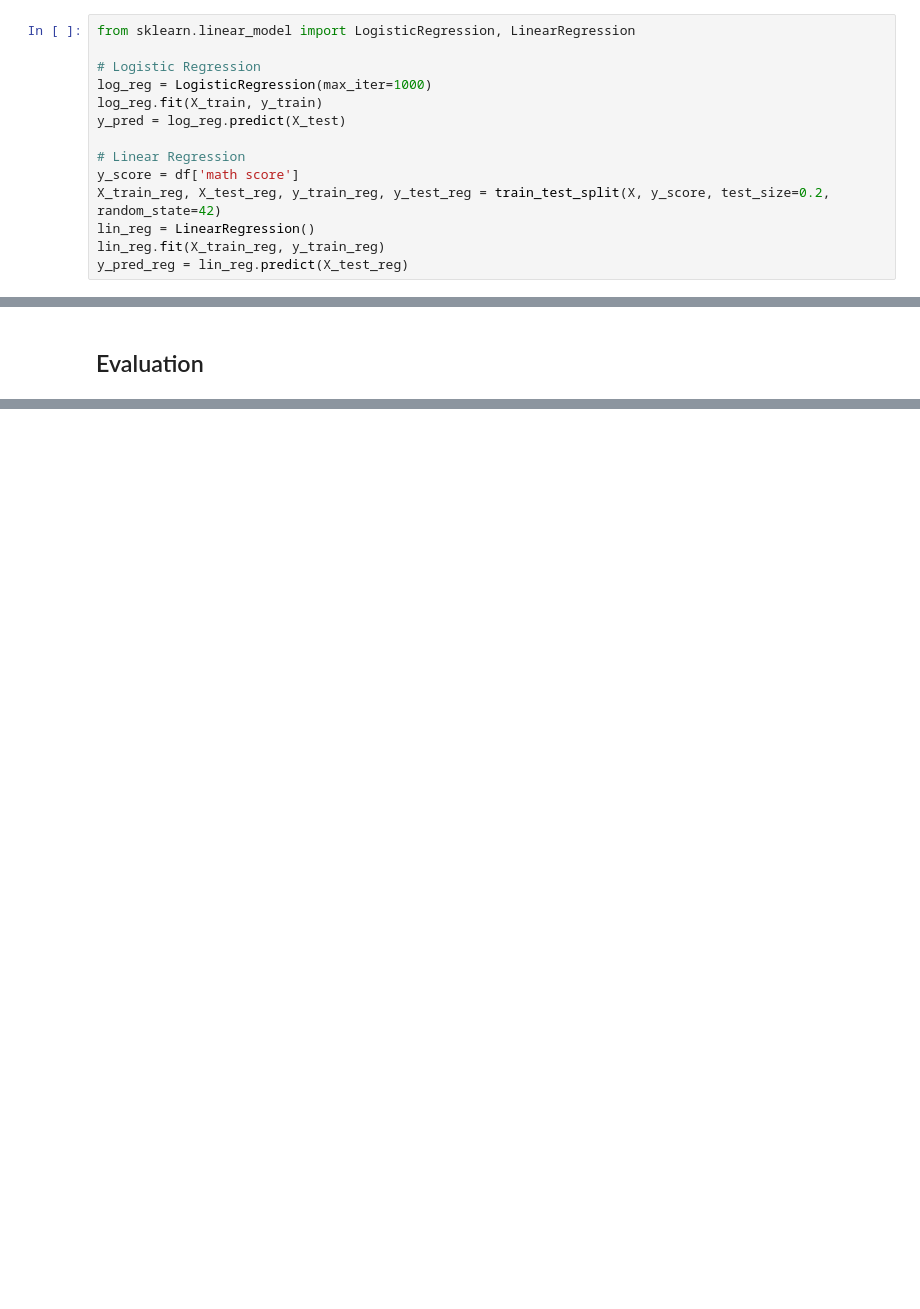
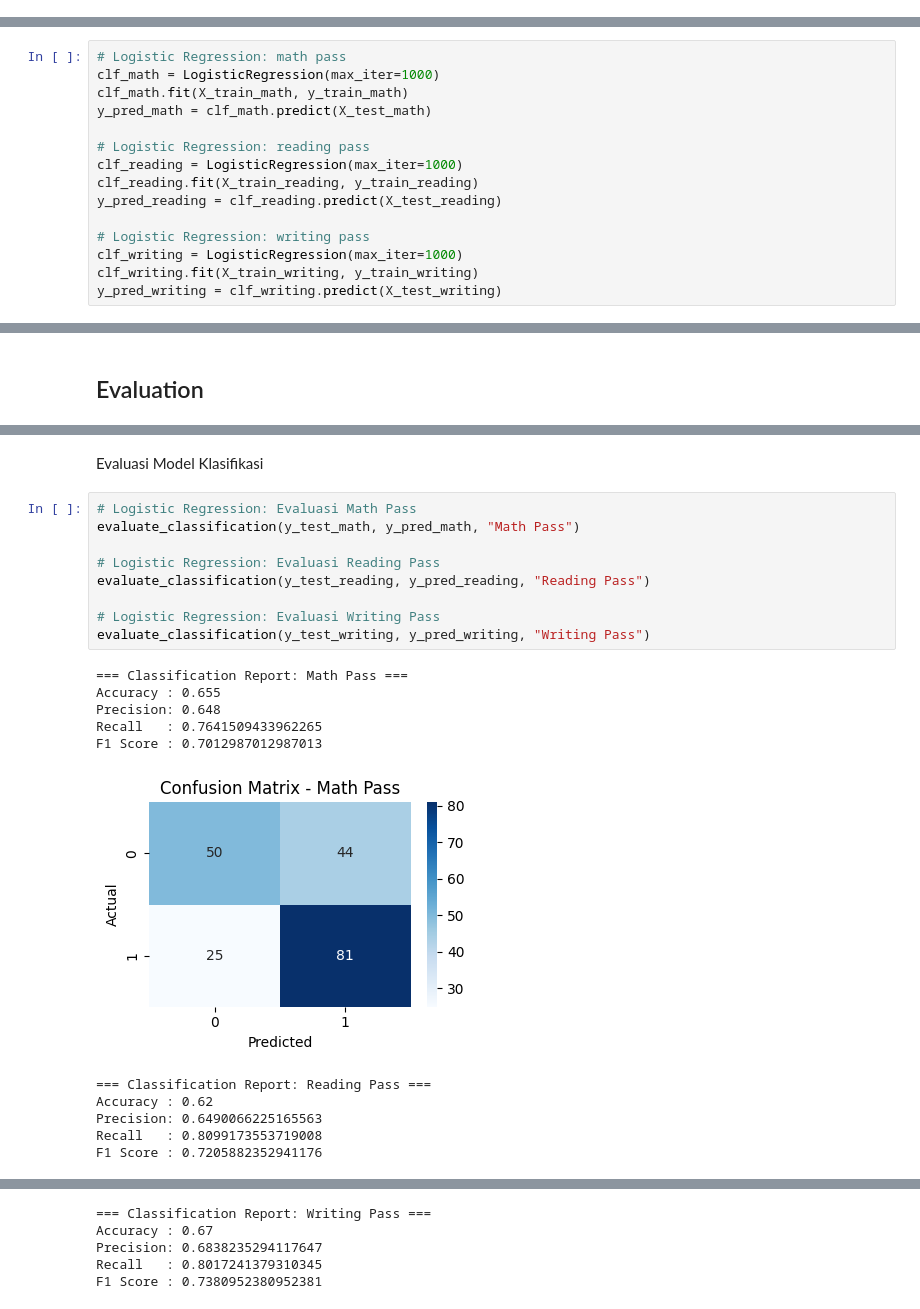
Before and after one commit to renaldiendrawan/Proyek-Pertama-ML-Terapan-Predictive-Analytics-Analisis-Performa-Akademik-Siswa-, a Jupyter notebook: predictive_analytics_notebook.ipynb, the cells around one changed output, grey strips where cells are left out. Cells and saved outputs as stored; diff of their text form; blank space fills up the shorter version.

```diff
--- a/predictive_analytics_notebook.ipynb
+++ b/predictive_analytics_notebook.ipynb
@@ -282,14 +307,0 @@ Kami menggunakan dua model:
-# %%
-from sklearn.linear_model import LogisticRegression, LinearRegression
-
-# Logistic Regression
-log_reg = LogisticRegression(max_iter=1000)
-log_reg.fit(X_train, y_train)
-y_pred = log_reg.predict(X_test)
-
-# Linear Regression
-y_score = df['math score']
-X_train_reg, X_test_reg, y_train_reg, y_test_reg = train_test_split(X, y_score, test_size=0.2, random_state=42)
-lin_reg = LinearRegression()
-lin_reg.fit(X_train_reg, y_train_reg)
-y_pred_reg = lin_reg.predict(X_test_reg)
@@ -305,0 +325,15 @@ Linear Regression digunakan untuk memprediksi skor ujian berdasarkan fitur demog
+# %%
+# Logistic Regression: math pass
+clf_math = LogisticRegression(max_iter=1000)
+clf_math.fit(X_train_math, y_train_math)
+y_pred_math = clf_math.predict(X_test_math)
+
+# Logistic Regression: reading pass
+clf_reading = LogisticRegression(max_iter=1000)
+clf_reading.fit(X_train_reading, y_train_reading)
+y_pred_reading = clf_reading.predict(X_test_reading)
+
+# Logistic Regression: writing pass
+clf_writing = LogisticRegression(max_iter=1000)
+clf_writing.fit(X_train_writing, y_train_writing)
+y_pred_writing = clf_writing.predict(X_test_writing)
@@ -339,0 +417,23 @@ RMSE: 14.160185226319358
+# %% [markdown]
+Evaluasi Model Klasifikasi
+# %%
+# Logistic Regression: Evaluasi Math Pass
+evaluate_classification(y_test_math, y_pred_math, "Math Pass")
+
+# Logistic Regression: Evaluasi Reading Pass
+evaluate_classification(y_test_reading, y_pred_reading, "Reading Pass")
+
+# Logistic Regression: Evaluasi Writing Pass
+evaluate_classification(y_test_writing, y_pred_writing, "Writing Pass")
+# %% [output]
+=== Classification Report: Math Pass ===
+Accuracy : 0.655
+Precision: 0.648
+Recall   : 0.7641509433962265
+F1 Score : 0.7012987012987013
+[figure, added]
+=== Classification Report: Reading Pass ===
+Accuracy : 0.62
+Precision: 0.6490066225165563
+Recall   : 0.8099173553719008
+F1 Score : 0.7205882352941176
@@ -339,0 +441,5 @@ RMSE: 14.160185226319358
+=== Classification Report: Writing Pass ===
+Accuracy : 0.67
+Precision: 0.6838235294117647
+Recall   : 0.8017241379310345
+F1 Score : 0.7380952380952381
```
Also changed, not shown: parts of 21 cells of this notebook, 3 other files.
